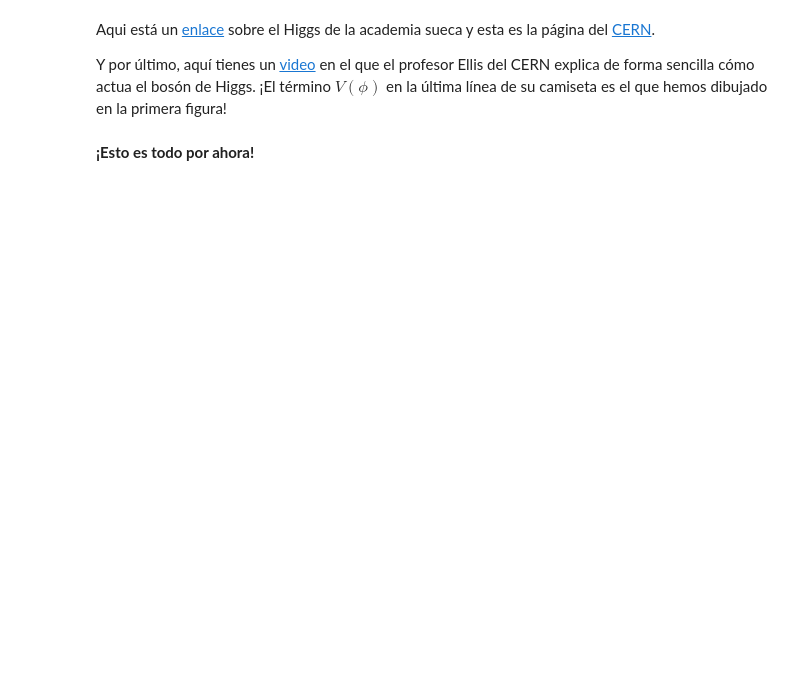
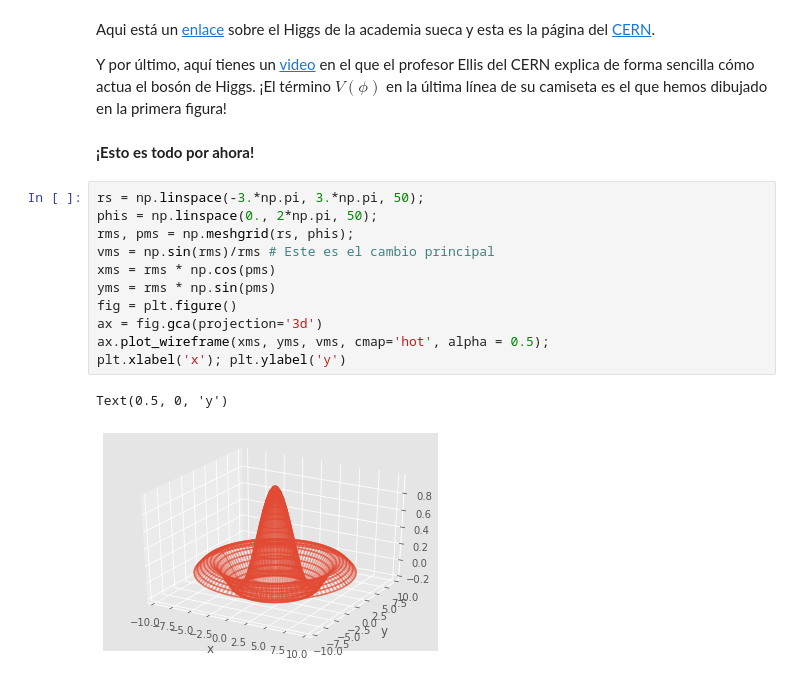
Before and after one commit to jahernando/USC-MMIII, a Jupyter notebook: tderivadas_introduccion.ipynb, the cells around one changed output. Drawn from its saved outputs; the diff is of its cells as text; blank space fills up the shorter version.

```diff
--- a/tderivadas_introduccion.ipynb
+++ b/tderivadas_introduccion.ipynb
@@ -272,3 +273,17 @@ Aqui está un [enlace](https://www.nobelprize.org/uploads/2018/06/popular-physic
 Y por último, aquí tienes un [video](https://www.youtube.com/watch?v=QG8g5JW64BA) en el que el profesor Ellis del CERN explica de forma sencilla cómo actua el bosón de Higgs. ¡El término $V(\phi)$ en la última línea de su camiseta es el que hemos dibujado en la primera figura!
 # %% [markdown]
 **¡Esto es todo por ahora!**
+# %%
+rs = np.linspace(-3.*np.pi, 3.*np.pi, 50);
+phis = np.linspace(0., 2*np.pi, 50);
+rms, pms = np.meshgrid(rs, phis);
+vms = np.sin(rms)/rms # Este es el cambio principal
+xms = rms * np.cos(pms)
+yms = rms * np.sin(pms)
+fig = plt.figure()
+ax = fig.gca(projection='3d')
+ax.plot_wireframe(xms, yms, vms, cmap='hot', alpha = 0.5);
+plt.xlabel('x'); plt.ylabel('y')
+# %% [output]
+Text(0.5, 0, 'y')
+[figure, added]
```
Also changed, not shown: parts of 4 cells of this notebook, 10 other files.
